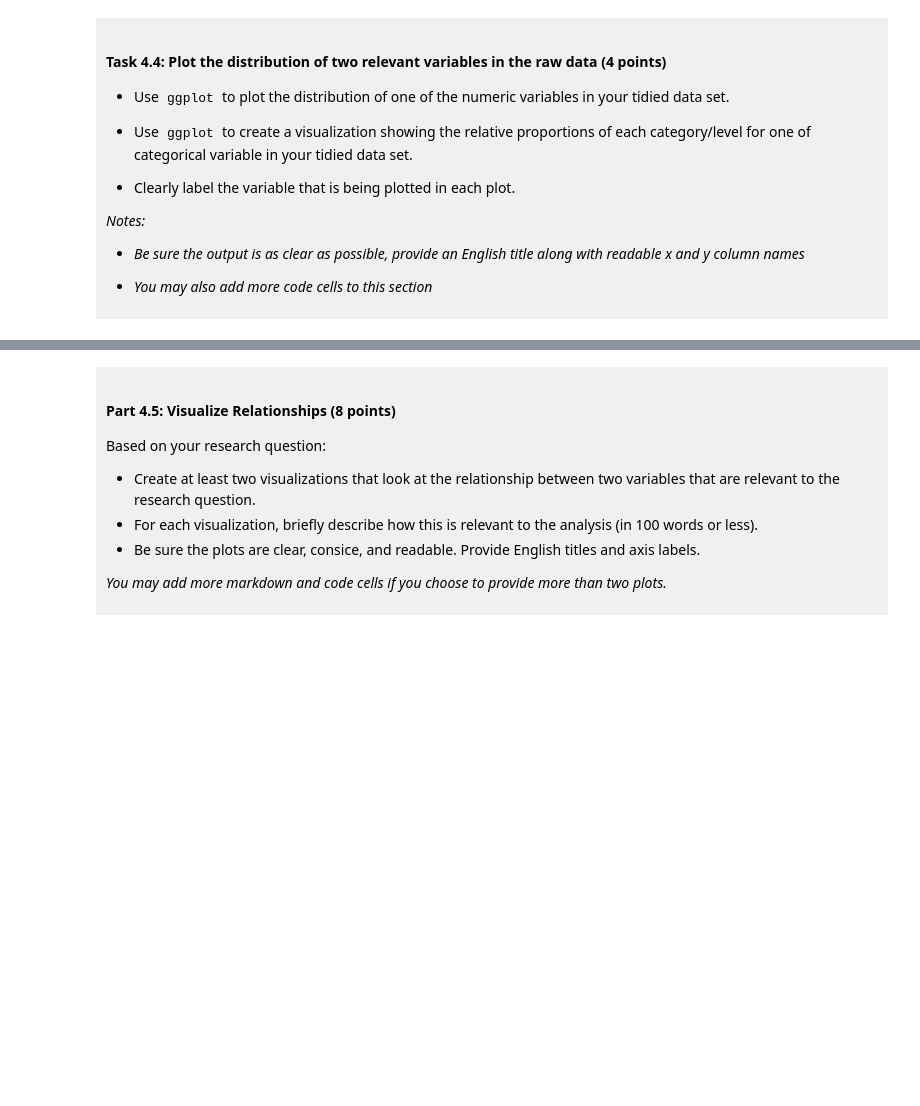
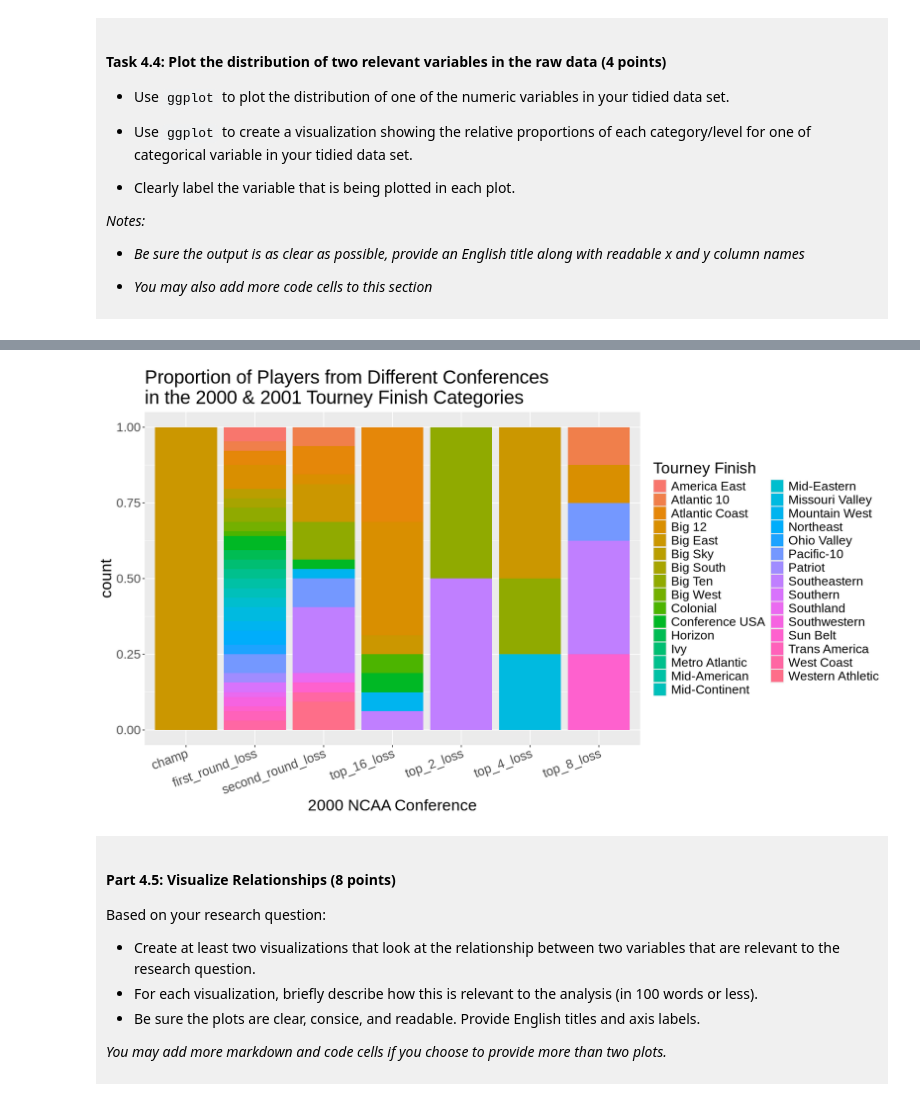
Before and after one commit to Maddi-808/dsci-100-project-madison-kuan, a Jupyter notebook: dsci-100-project-notebook.ipynb, the cells around one changed output, grey strips where cells are left out. Saved outputs shown, nothing was run; the diff lists cells and outputs as text; code cells hidden in the pictures; blank space fills up the shorter version.

```diff
--- a/dsci-100-project-notebook.ipynb
+++ b/dsci-100-project-notebook.ipynb
@@ -343,5 +367,25 @@ A tibble: 1 × 20
 # %%
-### EDIT THIS CODE CELL FOR PLOT 2 ###
+#had to make a new tidy data set with two categorical values since the original only had one
+#new tidy data has a cateogrical variable without levels and another categorical variable with levels
+tidy_conf_data <- ncaa_data |>
+    select(year,conf_wins, conf_losses, tourney_finish, conference) |>
+    filter(year %in% c("2000", "2001")) |> #added another year because in a competition there will likely be a set proportion
+                                            #of each category; adding another year will give more unknown information
+    mutate(tourney_finish = as.factor(tourney_finish), conference = as.factor(conference))
+#tidy_conf_data
+
+options(repr.plot.width = 14, repr.plot.height = 8) #made sure proportions are wide so then you can really see each bar
+
+ncaa_bar <- tidy_conf_data |>
+    ggplot(aes(x = tourney_finish, fill = conference)) +
+           geom_bar(position = "fill") +
+        labs(x = "2000 NCAA Conference", fill = "Tourney Finish") +
+        ggtitle("Proportion of Players from Different Conferences \nin the 2000 & 2001 Tourney Finish Categories") +
+        theme(text = element_text(size = 20)) +
+        theme(axis.text.x = element_text(angle = 20, hjust = 1))
+ncaa_bar
+# %% [output]
+[figure, added]
 # %% [markdown]
 <div style="background-color: #f0f0f0; padding: 10px;">
 
```
Also changed, not shown: parts of 9 cells of this notebook.
